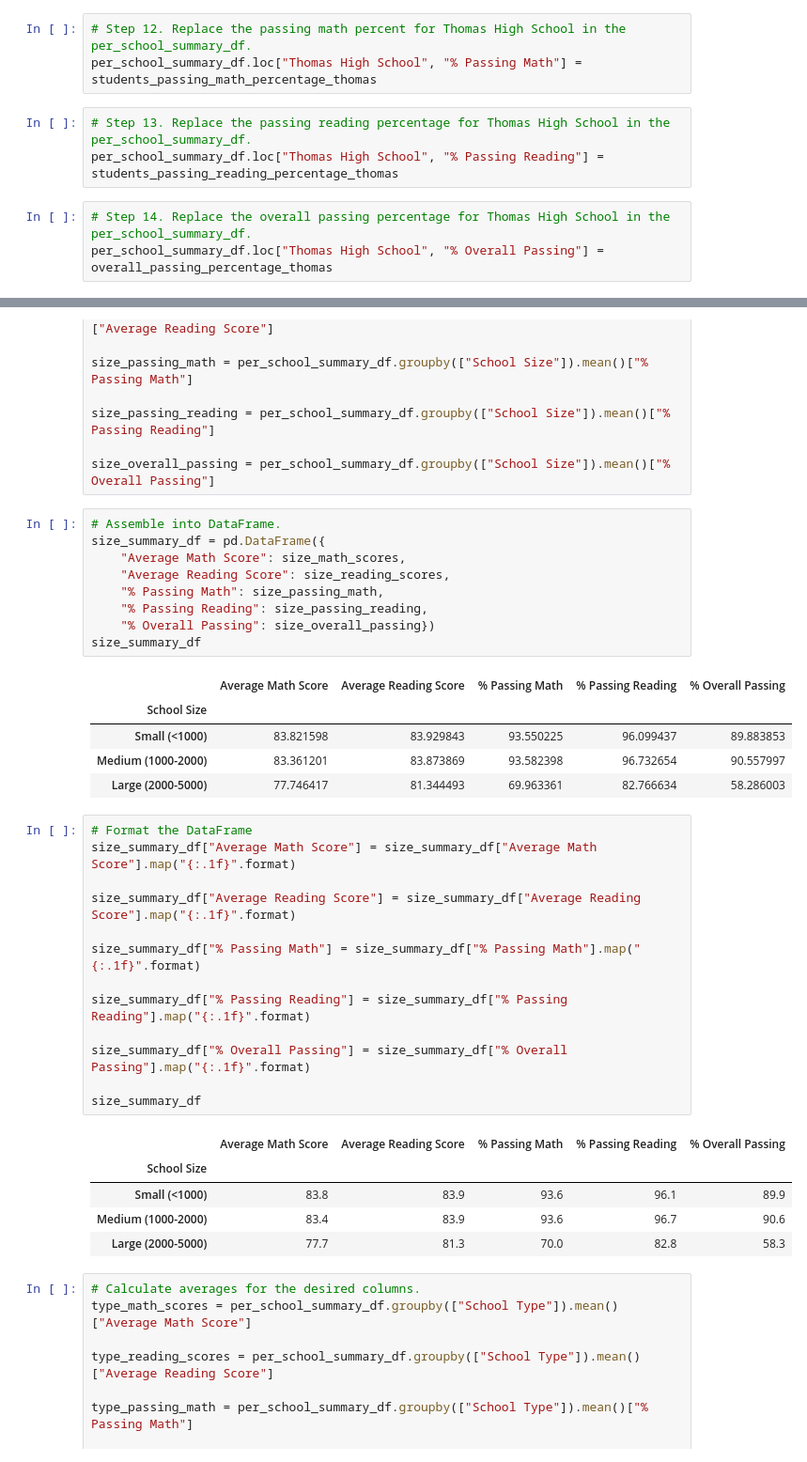
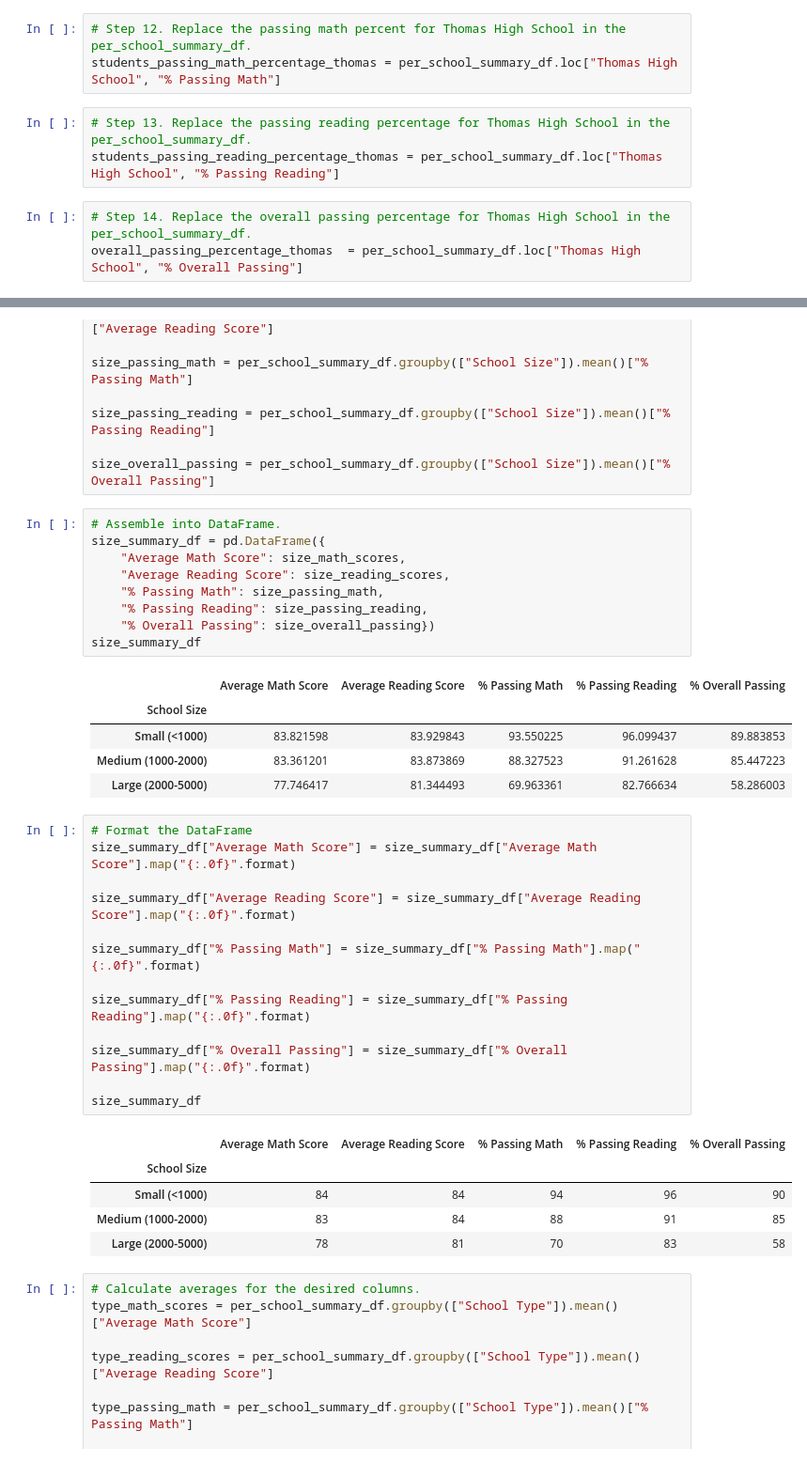
Before and after one commit to Shantanu88-code/School_District_Analysis, a Jupyter notebook: PyCitySchools_Challenge.ipynb, the cells around one changed output, grey strips where cells are left out. Shown at 94% size. Saved outputs shown, nothing was run; the diff lists cells and outputs as text.

```diff
--- a/PyCitySchools_Challenge.ipynb
+++ b/PyCitySchools_Challenge.ipynb
@@ -261,12 +261,12 @@ overall_students_passing_thomas_count = len(students_passing_math_reading_ths)
 overall_passing_percentage_thomas = overall_students_passing_thomas_count / tenth_to_twelfth_thomas_school_count *100
 # %%
 # Step 12. Replace the passing math percent for Thomas High School in the per_school_summary_df.
-per_school_summary_df.loc["Thomas High School", "% Passing Math"] = students_passing_math_percentage_thomas
+students_passing_math_percentage_thomas = per_school_summary_df.loc["Thomas High School", "% Passing Math"]
 # %%
 # Step 13. Replace the passing reading percentage for Thomas High School in the per_school_summary_df.
-per_school_summary_df.loc["Thomas High School", "% Passing Reading"] = students_passing_reading_percentage_thomas
+students_passing_reading_percentage_thomas = per_school_summary_df.loc["Thomas High School", "% Passing Reading"]
 # %%
 # Step 14. Replace the overall passing percentage for Thomas High School in the per_school_summary_df.
-per_school_summary_df.loc["Thomas High School", "% Overall Passing"] =  overall_passing_percentage_thomas
+overall_passing_percentage_thomas  = per_school_summary_df.loc["Thomas High School", "% Overall Passing"]
 # %%
 # per_school_summary_df
@@ -508,27 +546,27 @@ size_summary_df
 |  | Average Math Score | Average Reading Score | % Passing Math | % Passing Reading | % Overall Passing |
 | School Size |  |  |  |  |  |
 | Small (<1000) | 83.821598 | 83.929843 | 93.550225 | 96.099437 | 89.883853 |
-| Medium (1000-2000) | 83.361201 | 83.873869 | 93.582398 | 96.732654 | 90.557997 |
+| Medium (1000-2000) | 83.361201 | 83.873869 | 88.327523 | 91.261628 | 85.447223 |
 | Large (2000-5000) | 77.746417 | 81.344493 | 69.963361 | 82.766634 | 58.286003 |
 # %%
 # Format the DataFrame
-size_summary_df["Average Math Score"] = size_summary_df["Average Math Score"].map("{:.1f}".format)
+size_summary_df["Average Math Score"] = size_summary_df["Average Math Score"].map("{:.0f}".format)
 
-size_summary_df["Average Reading Score"] = size_summary_df["Average Reading Score"].map("{:.1f}".format)
+size_summary_df["Average Reading Score"] = size_summary_df["Average Reading Score"].map("{:.0f}".format)
 
-size_summary_df["% Passing Math"] = size_summary_df["% Passing Math"].map("{:.1f}".format)
+size_summary_df["% Passing Math"] = size_summary_df["% Passing Math"].map("{:.0f}".format)
 
-size_summary_df["% Passing Reading"] = size_summary_df["% Passing Reading"].map("{:.1f}".format)
+size_summary_df["% Passing Reading"] = size_summary_df["% Passing Reading"].map("{:.0f}".format)
 
-size_summary_df["% Overall Passing"] = size_summary_df["% Overall Passing"].map("{:.1f}".format)
+size_summary_df["% Overall Passing"] = size_summary_df["% Overall Passing"].map("{:.0f}".format)
 
 size_summary_df
 # %% [output]
 |  | Average Math Score | Average Reading Score | % Passing Math | % Passing Reading | % Overall Passing |
 | School Size |  |  |  |  |  |
-| Small (<1000) | 83.8 | 83.9 | 93.6 | 96.1 | 89.9 |
-| Medium (1000-2000) | 83.4 | 83.9 | 93.6 | 96.7 | 90.6 |
-| Large (2000-5000) | 77.7 | 81.3 | 70.0 | 82.8 | 58.3 |
+| Small (<1000) | 84 | 84 | 94 | 96 | 90 |
+| Medium (1000-2000) | 83 | 84 | 88 | 91 | 85 |
+| Large (2000-5000) | 78 | 81 | 70 | 83 | 58 |
 # %%
 # Calculate averages for the desired columns.
 type_math_scores = per_school_summary_df.groupby(["School Type"]).mean()["Average Math Score"]
```
Also changed, not shown: parts of 11 cells of this notebook.
